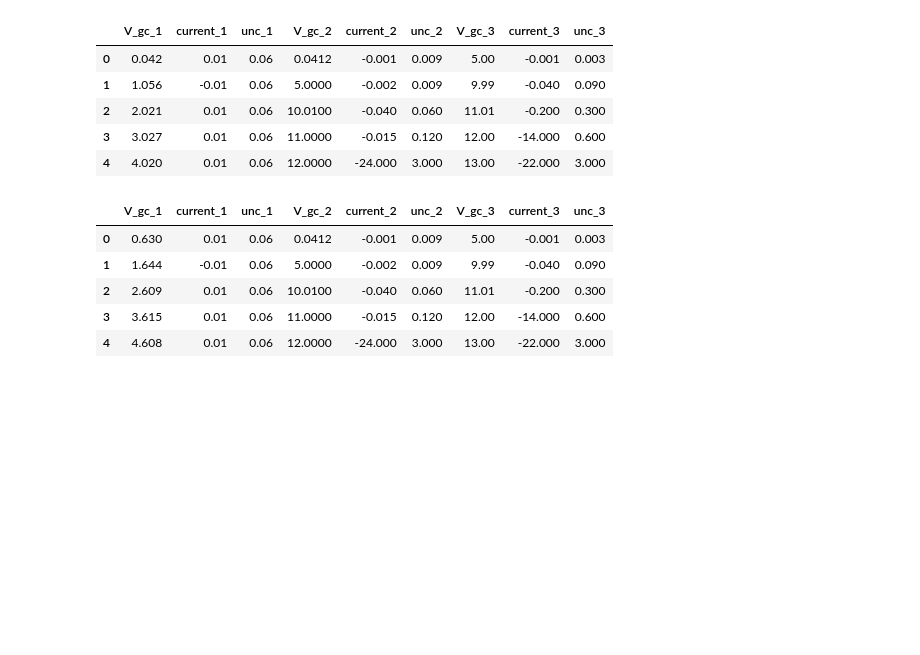
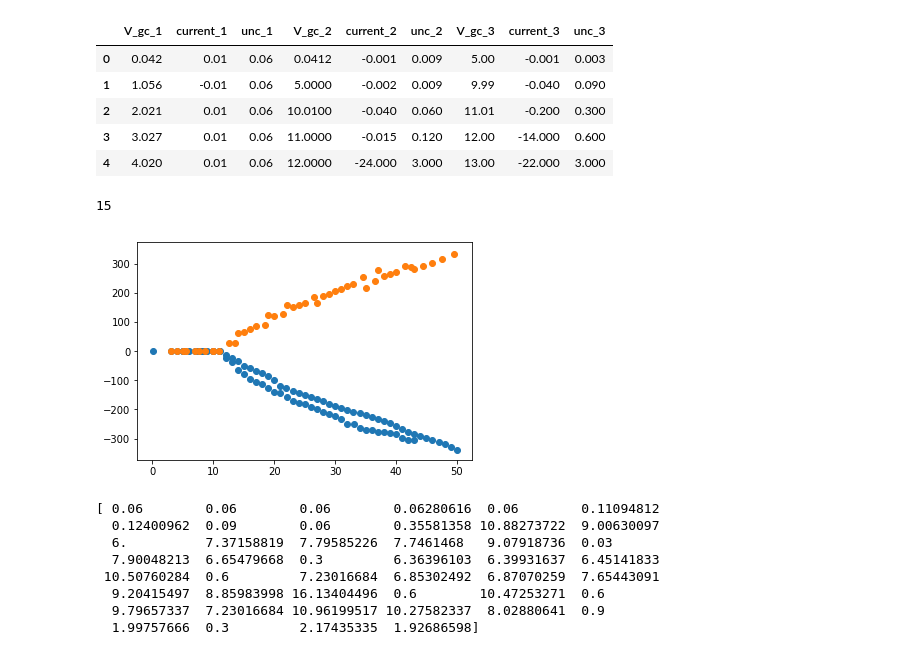
Before and after one commit to kal26/jlab, a Jupyter notebook: frank_hertz/frank_hertz_analysis.ipynb, the cells around one changed output. Saved outputs shown, nothing was run; the diff lists cells and outputs as text; code cells hidden in the pictures; blank space fills up the shorter version.

```diff
--- a/frank_hertz/frank_hertz_analysis.ipynb
+++ b/frank_hertz/frank_hertz_analysis.ipynb
@@ -380,18 +480,61 @@ excite.head()
 | 2 | 2.021 | 0.01 | 0.06 | 10.0100 | -0.040 | 0.060 | 11.01 | -0.200 | 0.300 |
 | 3 | 3.027 | 0.01 | 0.06 | 11.0000 | -0.015 | 0.120 | 12.00 | -14.000 | 0.600 |
 | 4 | 4.020 | 0.01 | 0.06 | 12.0000 | -24.000 | 3.000 | 13.00 | -22.000 | 3.000 |
-# %%
-# for retarding diff
-excite['V_gc_1'] = excite['V_gc_1'] + 1.1 -.512
-#excite['V_gc_2'] = excite['V_gc_2'] - 1.1
-#excite['V_gc_3'] = excite['V_gc_3'] - 1.1
-excite.head()
-# %% [output]
-|  | V_gc_1 | current_1 | unc_1 | V_gc_2 | current_2 | unc_2 | V_gc_3 | current_3 | unc_3 |
-| 0 | 0.630 | 0.01 | 0.06 | 0.0412 | -0.001 | 0.009 | 5.00 | -0.001 | 0.003 |
-| 1 | 1.644 | -0.01 | 0.06 | 5.0000 | -0.002 | 0.009 | 9.99 | -0.040 | 0.090 |
-| 2 | 2.609 | 0.01 | 0.06 | 10.0100 | -0.040 | 0.060 | 11.01 | -0.200 | 0.300 |
-| 3 | 3.615 | 0.01 | 0.06 | 11.0000 | -0.015 | 0.120 | 12.00 | -14.000 | 0.600 |
-| 4 | 4.608 | 0.01 | 0.06 | 12.0000 | -24.000 | 3.000 | 13.00 | -22.000 | 3.000 |
+# %%
+print(len(excite[excite['V_gc_1']<10]))
+# %% [output]
+15
+# %%
+# for retarding diff
+excite['V_gc_1'] = excite['V_gc_1'] + 1.1 -.512
+excite.head()
+
+# lets actually just fix the data - only take 1 and 2 and look at their average
+volts = np.asarray(excite['V_gc_2'].append(excite['V_gc_3']).append(excite[excite['V_gc_1']<10]['V_gc_1']))
+volts = volts[np.logical_not(np.isnan(volts))]
+volts_sort = sorted(volts)
+
+currents = np.asarray(excite['current_2'].append(excite['current_3']).append(excite[excite['V_gc_1']<10]['current_1']))
+currents = currents[np.logical_not(np.isnan(currents))]
+currents_sort = [x for _,x in sorted(zip(volts,currents))]
+
+unc = np.asarray(excite['unc_2'].append(excite['unc_3']).append(excite[excite['V_gc_1']<10]['unc_1']))
+unc = unc[np.logical_not(np.isnan(unc))]
+unc_sort = [x for _,x in sorted(zip(volts,unc))]
+
+
+volts_combined = list()
+currents_combined = list()
+unc_combined = list()
+for i in range(1, len(volts_sort)):
+    if int(volts_sort[i]) == int(volts_sort[i-1]):
+        volts_combined[-1] = (volts_combined[-1] + volts_sort[i])/2
+        currents_combined[-1] = (currents_combined[-1] + currents_sort[i])/2
+        unc_combined[-1] = np.std([currents_combined[-1], currents_sort[i]])/np.sqrt(2) + np.sqrt((unc_sort[i]**2 + unc_combined[-1]**2))
+    else:
+        volts_combined.append(volts_sort[i])
+        currents_combined.append(currents_sort[i])
+        unc_combined.append(unc_sort[i])
+
+
+volts_combined = np.asarray(volts_combined)
+currents_combined= -np.asarray(currents_combined)
+unc_combined = np.asarray(unc_combined)
+
+plt.scatter(volts, currents)
+plt.scatter(volts_combined, currents_combined)
+plt.show()
+
+print(unc_combined)
+# %% [output]
+[figure, added]
+[ 0.06        0.06        0.06        0.06280616  0.06        0.11094812
+  0.12400962  0.09        0.06        0.35581358 10.88273722  9.00630097
+  6.          7.37158819  7.79585226  7.7461468   9.07918736  0.03
+  7.90048213  6.65479668  0.3         6.36396103  6.39931637  6.45141833
+ 10.50760284  0.6         7.23016684  6.85302492  6.87070259  7.65443091
+  9.20415497  8.85983998 16.13404496  0.6        10.47253271  0.6
+  9.79657337  7.23016684 10.96199517 10.27582337  8.02880641  0.9
+  1.99757666  0.3         2.17435335  1.92686598]
 # %%
 # do a curve fit
```
Also changed, not shown: parts of 24 cells of this notebook.
